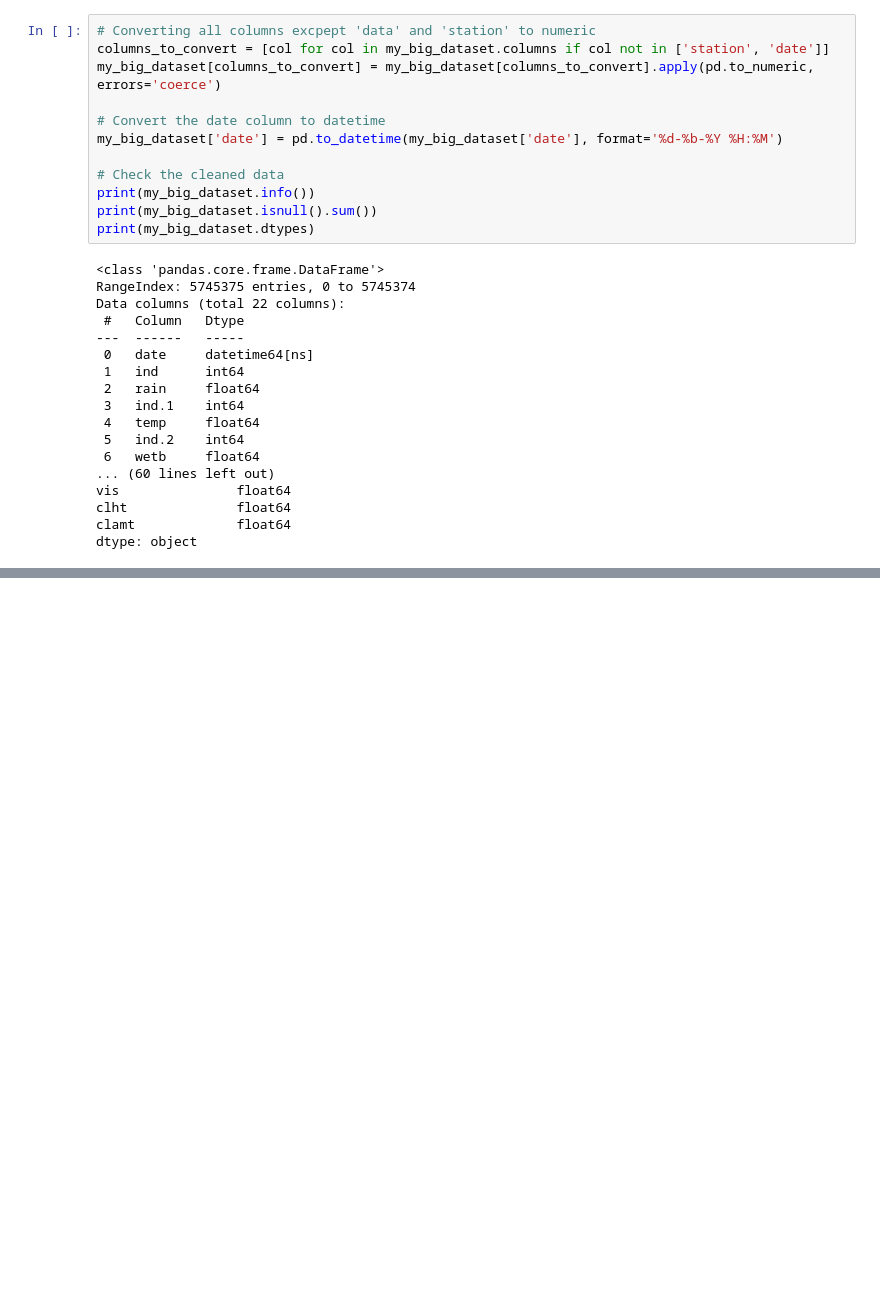
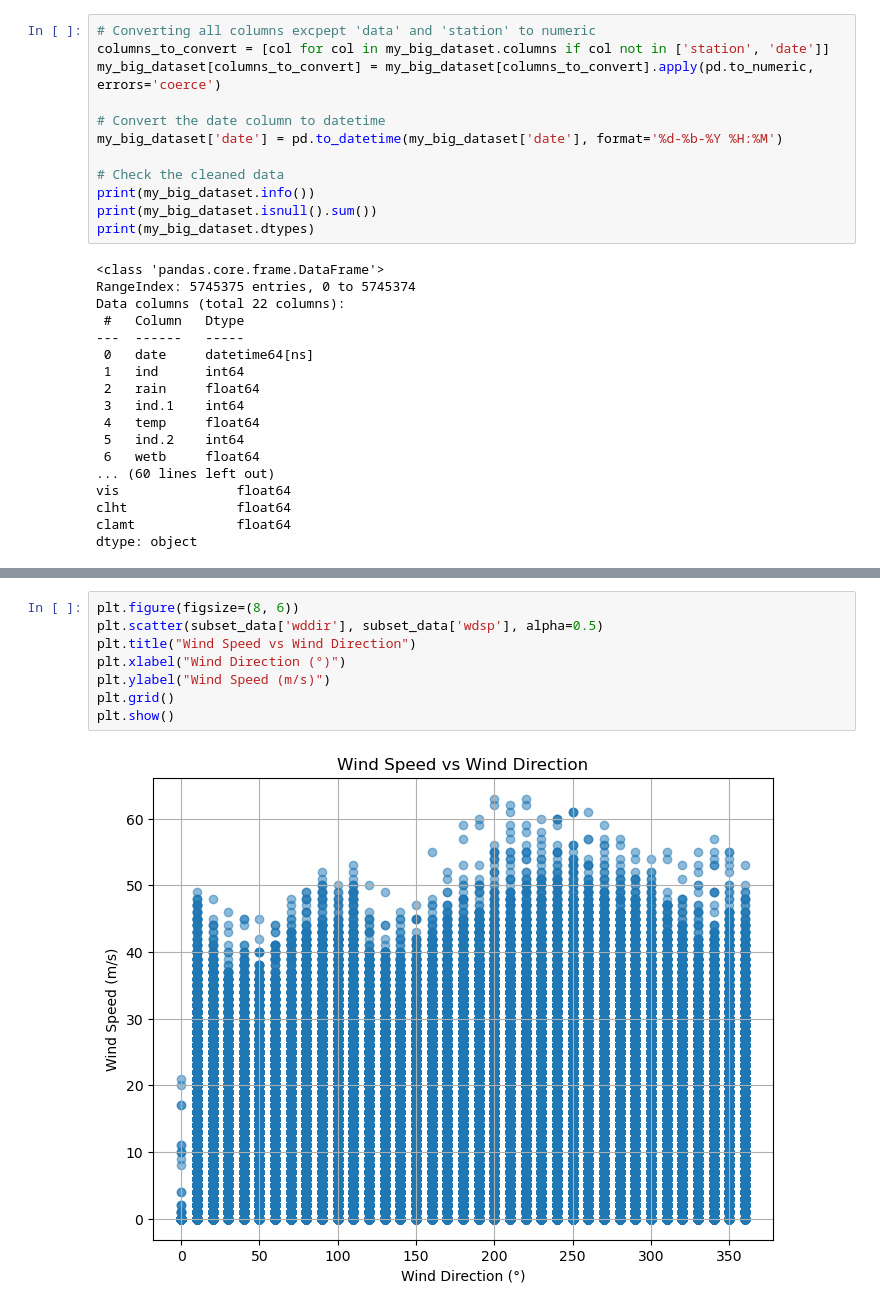
Before and after one commit to morgam7/PFDA-project, a Jupyter notebook: wind_farm_analysis.ipynb, the cells around one changed output, grey strips where cells are left out. Saved outputs shown, nothing was run; the diff lists cells and outputs as text; blank space fills up the shorter version.

```diff
--- a/wind_farm_analysis.ipynb
+++ b/wind_farm_analysis.ipynb
@@ -268,0 +290,10 @@ dtype: object
+# %%
+plt.figure(figsize=(8, 6))
+plt.scatter(subset_data['wddir'], subset_data['wdsp'], alpha=0.5)
+plt.title("Wind Speed vs Wind Direction")
+plt.xlabel("Wind Direction (°)")
+plt.ylabel("Wind Speed (m/s)")
+plt.grid()
+plt.show()
+# %% [output]
+[figure, added]
```
Also changed, not shown: parts of 3 cells of this notebook.
